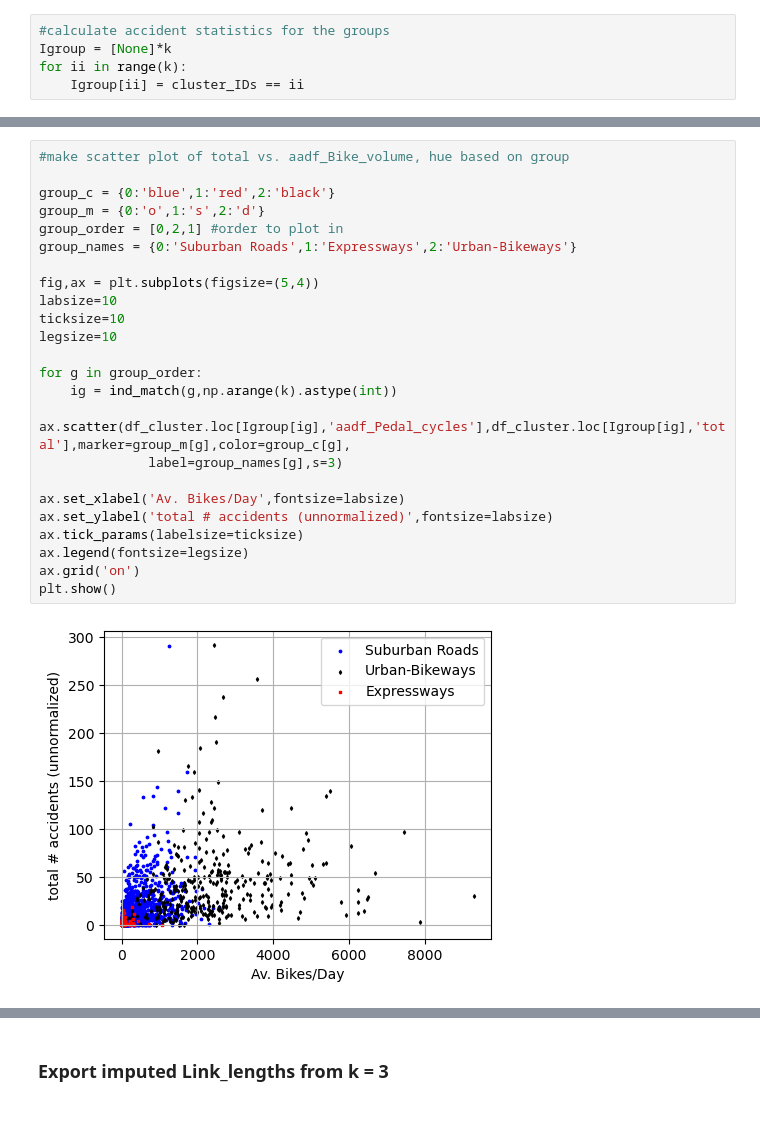
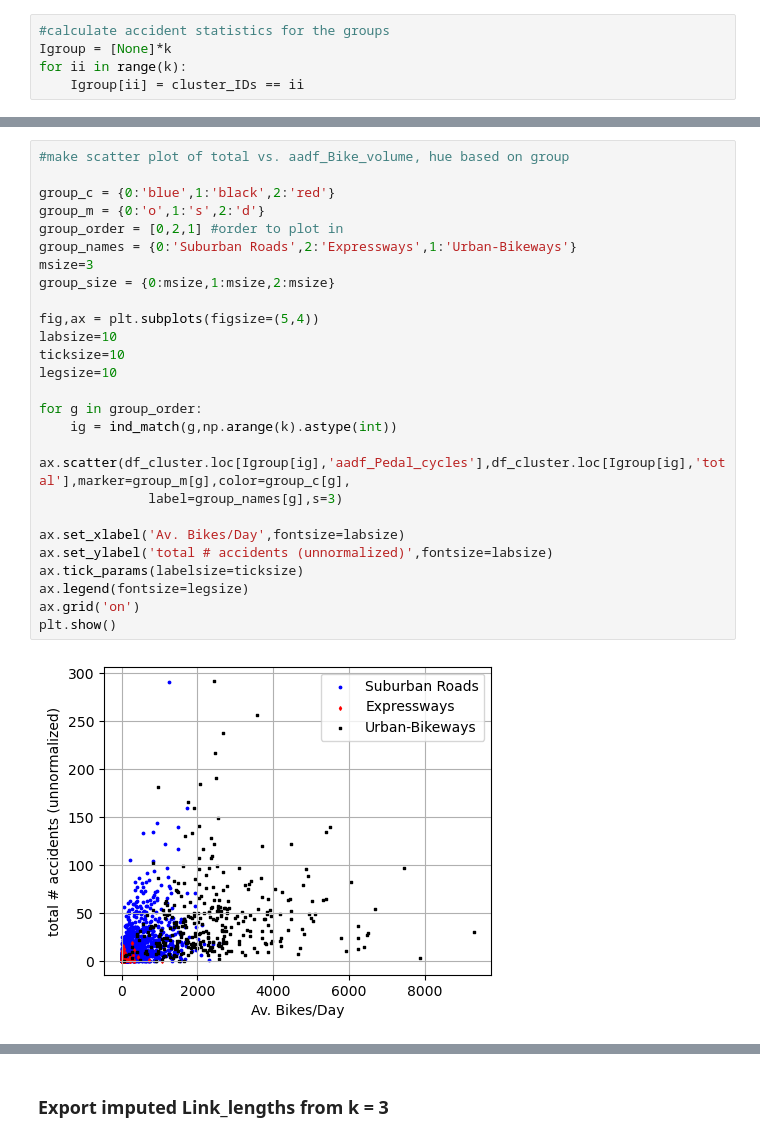
Before and after one commit to dtuthill/erdos_project, a Jupyter notebook: Greg_Analysis/kmean_df_road.ipynb, the cells around one changed output, grey strips where cells are left out. Drawn from its saved outputs; the diff is of its cells as text.

```diff
--- a/Greg_Analysis/kmean_df_road.ipynb
+++ b/Greg_Analysis/kmean_df_road.ipynb
@@ -252,28 +252,30 @@ group 2 zero accidents are 1.18% of group
 # %%
 #make scatter plot of total vs. aadf_Bike_volume, hue based on group
 
-group_c = {0:'blue',1:'red',2:'black'}
+group_c = {0:'blue',1:'black',2:'red'}
 group_m = {0:'o',1:'s',2:'d'}
 group_order = [0,2,1] #order to plot in
-group_names = {0:'Suburban Roads',1:'Expressways',2:'Urban-Bikeways'}
+group_names = {0:'Suburban Roads',2:'Expressways',1:'Urban-Bikeways'}
+msize=3
+group_size = {0:msize,1:msize,2:msize}
 
 fig,ax = plt.subplots(figsize=(5,4))
 labsize=10
 ticksize=10
 legsize=10
 
 for g in group_order:
     ig = ind_match(g,np.arange(k).astype(int))
     ax.scatter(df_cluster.loc[Igroup[ig],'aadf_Pedal_cycles'],df_cluster.loc[Igroup[ig],'total'],marker=group_m[g],color=group_c[g],
               label=group_names[g],s=3)
 
 ax.set_xlabel('Av. Bikes/Day',fontsize=labsize)
 ax.set_ylabel('total # accidents (unnormalized)',fontsize=labsize)
 ax.tick_params(labelsize=ticksize)
 ax.legend(fontsize=legsize)
 ax.grid('on')
 plt.show()
 # %% [output]
-[figure, old version]
+[figure, new version]
 # %%
 #make scatter plot of total vs. aadf_Bike_volume, hue based on group
```
Also changed, not shown: parts of 5 cells of this notebook, 2 other files.
